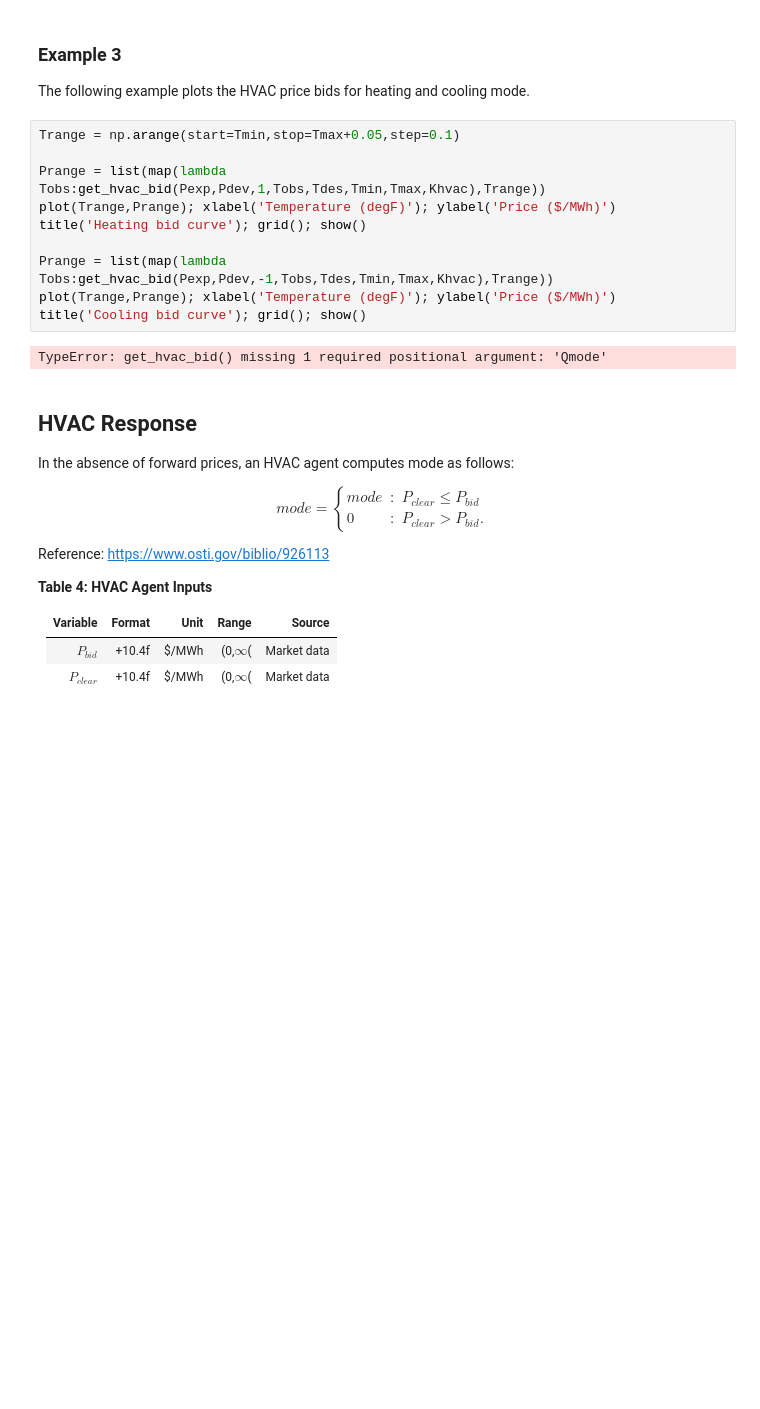
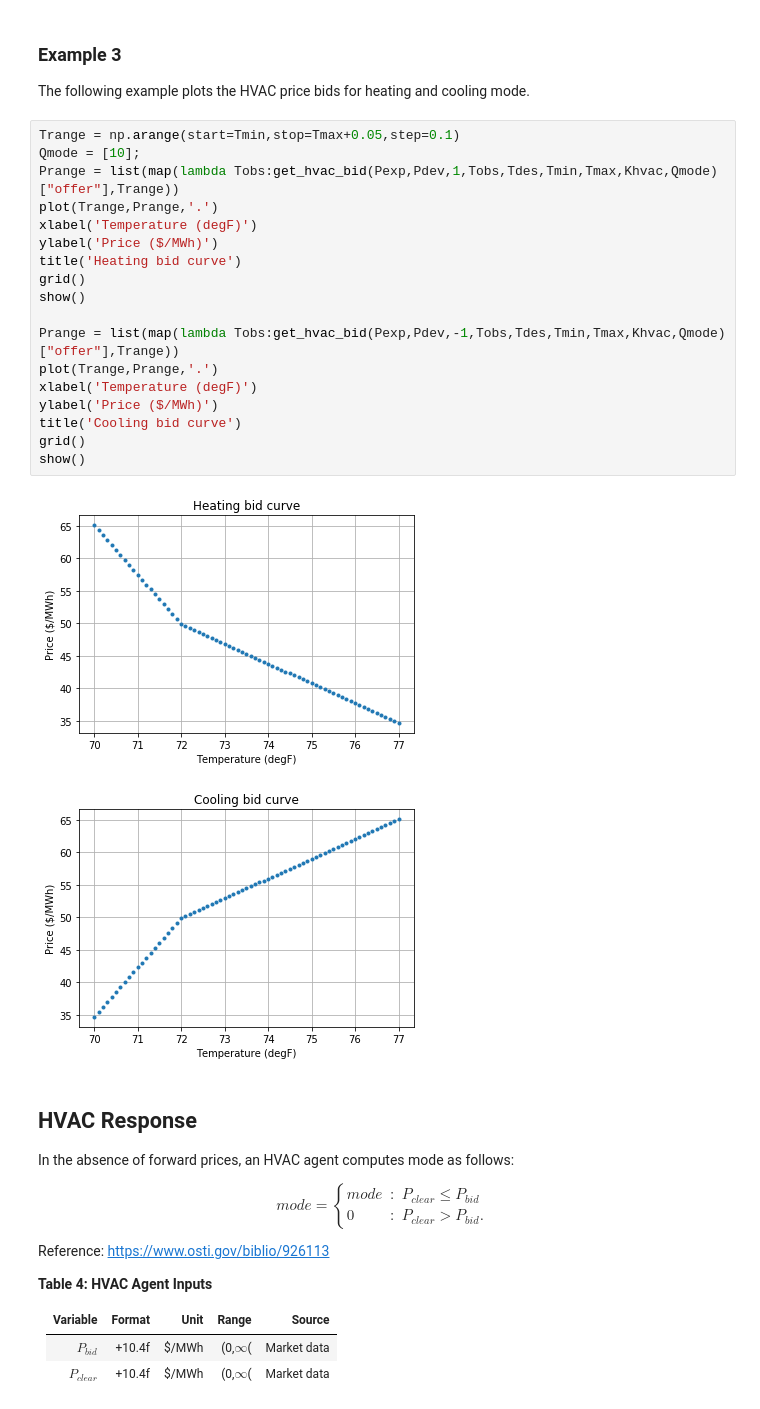
Before and after one commit to slacgismo/TESS, a Jupyter notebook: agents/Bid and response strategy.ipynb, the cells around one changed output. Saved outputs shown, nothing was run; the diff lists cells and outputs as text; blank space fills up the shorter version.

```diff
--- a/agents/Bid and response strategy.ipynb
+++ b/agents/Bid and response strategy.ipynb
@@ -145,16 +145,25 @@ Reference: https://www.osti.gov/biblio/926113
 The following example plots the HVAC price bids for heating and cooling mode.
 # %%
 Trange = np.arange(start=Tmin,stop=Tmax+0.05,step=0.1)
+Qmode = [10];
+Prange = list(map(lambda Tobs:get_hvac_bid(Pexp,Pdev,1,Tobs,Tdes,Tmin,Tmax,Khvac,Qmode)["offer"],Trange))
+plot(Trange,Prange,'.')
+xlabel('Temperature (degF)')
+ylabel('Price ($/MWh)')
+title('Heating bid curve')
+grid()
+show()
 
-Prange = list(map(lambda Tobs:get_hvac_bid(Pexp,Pdev,1,Tobs,Tdes,Tmin,Tmax,Khvac),Trange))
-plot(Trange,Prange); xlabel('Temperature (degF)'); ylabel('Price ($/MWh)')
-title('Heating bid curve'); grid(); show()
-
-Prange = list(map(lambda Tobs:get_hvac_bid(Pexp,Pdev,-1,Tobs,Tdes,Tmin,Tmax,Khvac),Trange))
-plot(Trange,Prange); xlabel('Temperature (degF)'); ylabel('Price ($/MWh)')
-title('Cooling bid curve'); grid(); show()
+Prange = list(map(lambda Tobs:get_hvac_bid(Pexp,Pdev,-1,Tobs,Tdes,Tmin,Tmax,Khvac,Qmode)["offer"],Trange))
+plot(Trange,Prange,'.')
+xlabel('Temperature (degF)')
+ylabel('Price ($/MWh)')
+title('Cooling bid curve')
+grid()
+show()
 # %% [output]
-TypeError: get_hvac_bid() missing 1 required positional argument: 'Qmode'
+[figure, added]
+[figure, added]
 # %% [markdown]
 ## HVAC Response
 
```
Also changed, not shown: parts of 7 cells of this notebook, 1 other file.
